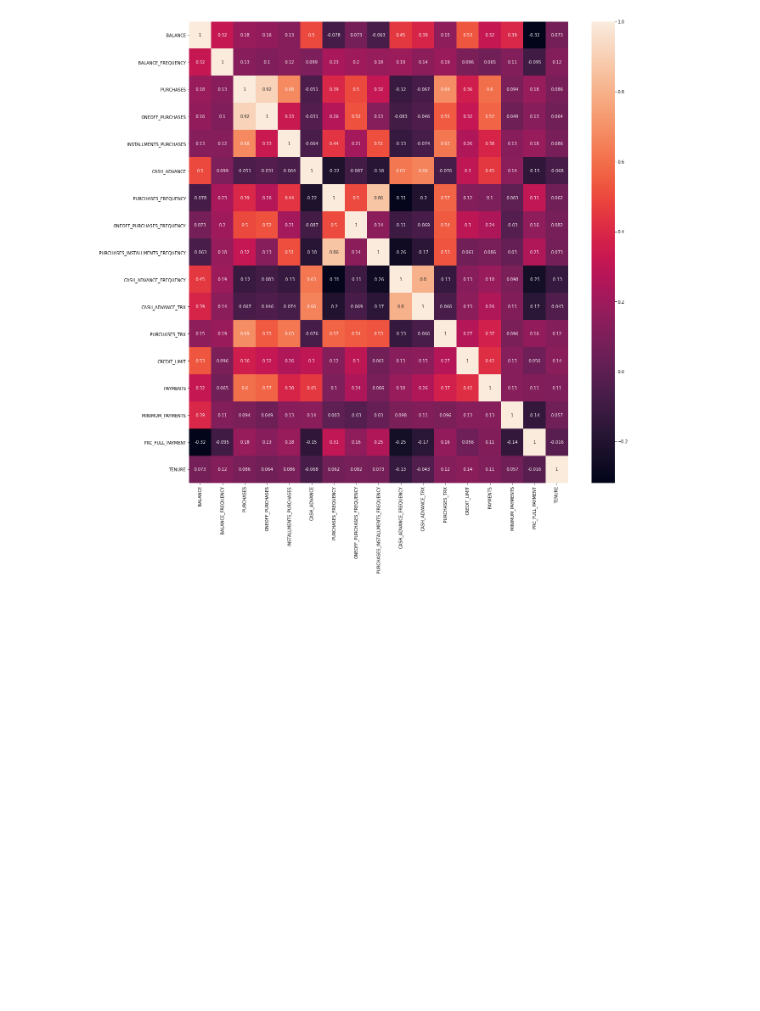
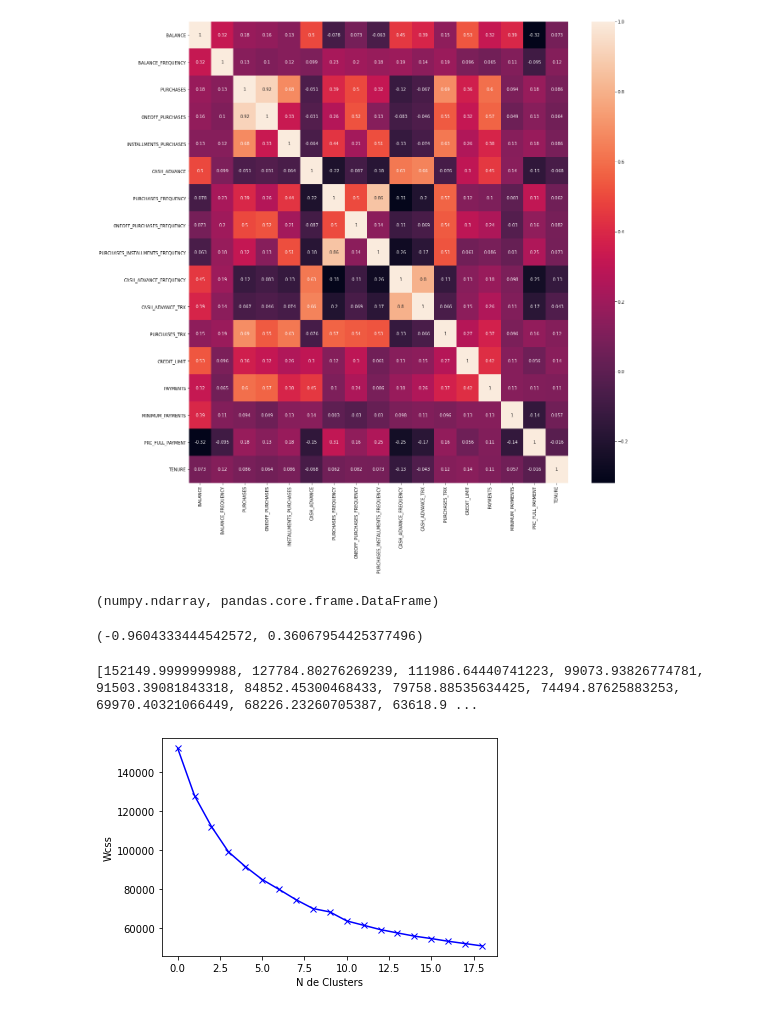
Before and after one commit to caiquemiranda/machine-learning-business-python, a Jupyter notebook: M-department.ipynb, the cells around one changed output. Saved outputs shown, nothing was run; the diff lists cells and outputs as text; code cells hidden in the pictures; blank space fills up the shorter version.

Commit message:
cluster ordenado

```diff
--- a/M-department.ipynb
+++ b/M-department.ipynb
@@ -189,3 +189,34 @@ fig, axie = plt.subplots(figsize=(20,20))
 sns.heatmap(correlações, annot=True);
 # %% [output]
 [figure]
+# %%
+# colocar os dados na mesma escala para não gerar ordem de importancia pelos valores
+scaler = StandardScaler()
+clientes_scaler = scaler.fit_transform(clientes_df)
+# %%
+type(clientes_scaler), type(clientes_df)
+# %% [output]
+(numpy.ndarray, pandas.core.frame.DataFrame)
+# %%
+min(clientes_scaler[0]), max(clientes_scaler[0])
+# %% [output]
+(-0.9604333444542572, 0.36067954425377496)
+# %%
+# teste do cotovelo
+wcss_1 =[]
+range_valores = range(1, 20)
+for i in range_valores:
+    kmeans = KMeans(n_clusters=i)
+    kmeans.fit(clientes_scaler)
+    wcss_1.append(kmeans.inertia_)
+# %%
+print(wcss_1)
+# %% [output]
+[152149.9999999988, 127784.80276269239, 111986.64440741223, 99073.93826774781, 91503.39081843318, 84852.45300468433, 79758.88535634425, 74494.87625883253, 69970.40321066449, 68226.23260705387, 63618.9 ...
+# %%
+plt.plot(wcss_1, 'bx-')
+plt.xlabel('N de Clusters')
+plt.ylabel('Wcss')
+plt.show()
+# %% [output]
+[figure, added]
```
Also changed, not shown: parts of 12 cells of this notebook, 1 other file.
